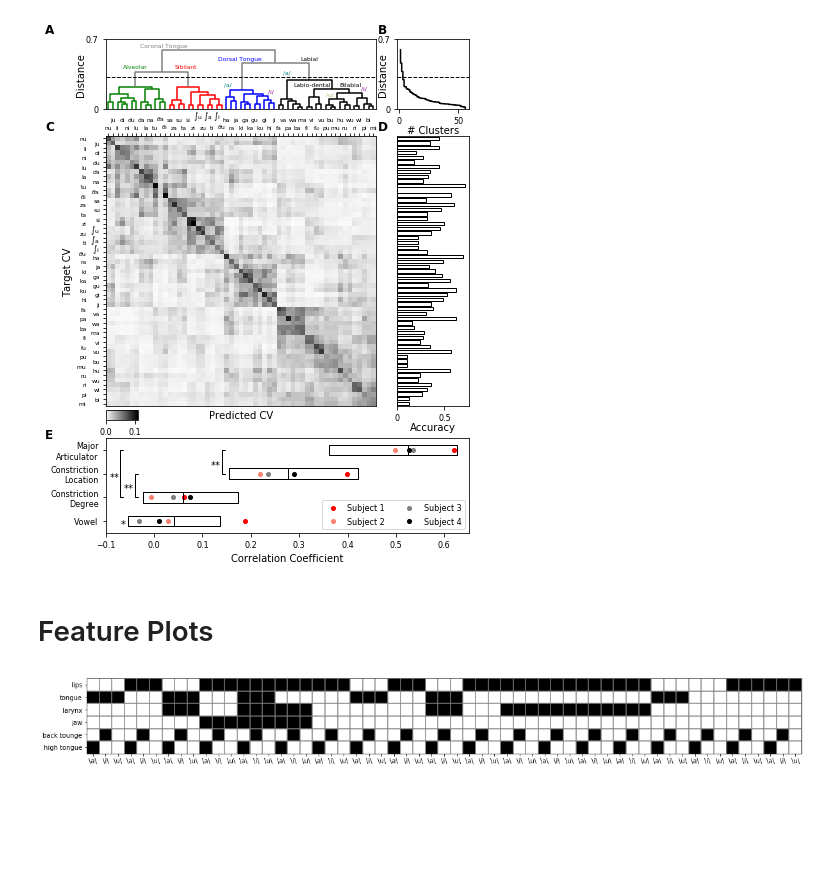
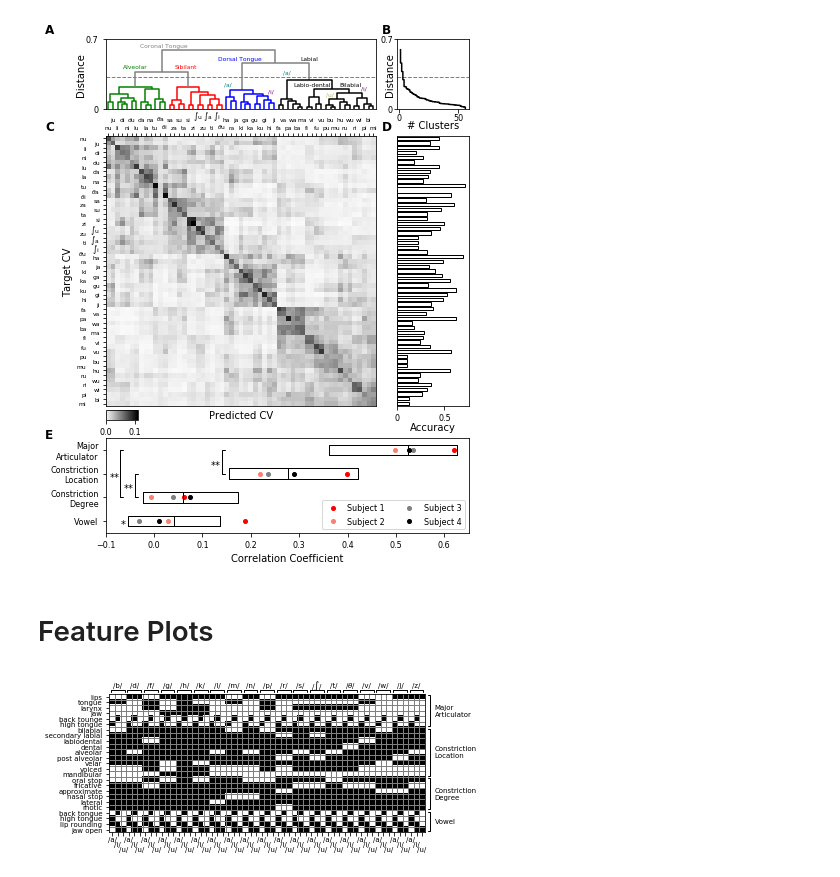
Before and after one commit to BouchardLab/cv_paper_plots, a Jupyter notebook: hierarchy/hierarchy.ipynb, the cells around one changed output. Drawn from its saved outputs; the diff is of its cells as text; code cells hidden in the pictures; blank space fills up the shorter version.

Commit message:
feature plots

```diff
--- a/hierarchy/hierarchy.ipynb
+++ b/hierarchy/hierarchy.ipynb
@@ -76,43 +76,57 @@ hierarchy.plot_correlations(dp, dm, dv, dmjar, ax4)
 
 x0 = .01
 y0 = .98
-x1 = .78
+x1 = .79
 y1 = .8
 y2 = .23
 
 f.text(x0, y0, 'A', **letter_fontstyle)
 f.text(x1, y0, 'B', **letter_fontstyle)
 f.text(x0, y1, 'C', **letter_fontstyle)
 f.text(x1, y1, 'D', **letter_fontstyle)
 f.text(x0, y2, 'E', **letter_fontstyle)
 
 f.text(.23, .955, 'Coronal Tongue', fontsize=ticklabel_fontsize-2, color='gray')
 f.text(.19, .915, 'Alveolar', fontsize=ticklabel_fontsize-2, color='green')
 f.text(.31, .915, 'Sibilant', fontsize=ticklabel_fontsize-2, color='red')
 
 f.text(.41, .93, 'Dorsal Tongue', fontsize=ticklabel_fontsize-2, color='blue')
 f.text(.425, .8825, '/a/', fontsize=ticklabel_fontsize-2, color='teal')
 f.text(.525, .87, '/i/', fontsize=ticklabel_fontsize-2, color='purple')
 
 f.text(.6, .93, 'Labial', fontsize=ticklabel_fontsize-2)
 f.text(.585, .8825, 'Labio-dental', fontsize=ticklabel_fontsize-2)
 f.text(.69, .8825, 'Bilabial', fontsize=ticklabel_fontsize-2)
 f.text(.56, .905, '/a/', fontsize=ticklabel_fontsize-2, color='teal')
 f.text(.66, .865, '/u/', fontsize=ticklabel_fontsize-2, color='darkkhaki')
 f.text(.74, .875, '/i/', fontsize=ticklabel_fontsize-2, color='purple')
 
 plt.savefig(os.path.join(os.environ['HOME'], 'Downloads/hierarchy.pdf'))
 plt.savefig(os.path.join(os.environ['HOME'], 'Downloads/hierarchy.png'), dpi=300)
 
 plt.show()
 # %% [output]
-[figure, old version]
+[figure, new version]
 # %% [markdown]
 # Feature Plots
-# %%
-reload(articulator_features)
-f, ax = plt.subplots(1, figsize=(20, 10))
-_ = articulator_features.get_articulator_state_matrix(ax)
-plt.show()
-# %% [output]
-[figure, removed]
+# %%
+reload(articulator_features)
+f = plt.figure(figsize=(6, 2.5))
+
+t_e = .07
+r_e = .12
+l_e = .15
+b_e = .1
+ax = f.add_axes([l_e, b_e, 1 - l_e - r_e, 1 - t_e - b_e])
+
+cvs, alabels, afeatures = articulator_features.get_articulator_state_matrix()
+cvs, plabels, pmv, pfeatures = articulator_features.get_phonetic_feature_matrix()
+
+articulator_features.plot(ax, np.concatenate([afeatures, pfeatures], axis=1), alabels + plabels)
+
+plt.savefig(os.path.join(os.environ['HOME'], 'Downloads/articulatory_features.pdf'))
+plt.savefig(os.path.join(os.environ['HOME'], 'Downloads/articulatory_features.png'), dpi=300)
+
+plt.show()
+# %% [output]
+[figure, added]
```
Also changed, not shown: parts of 1 cell of this notebook, 2 other files.
